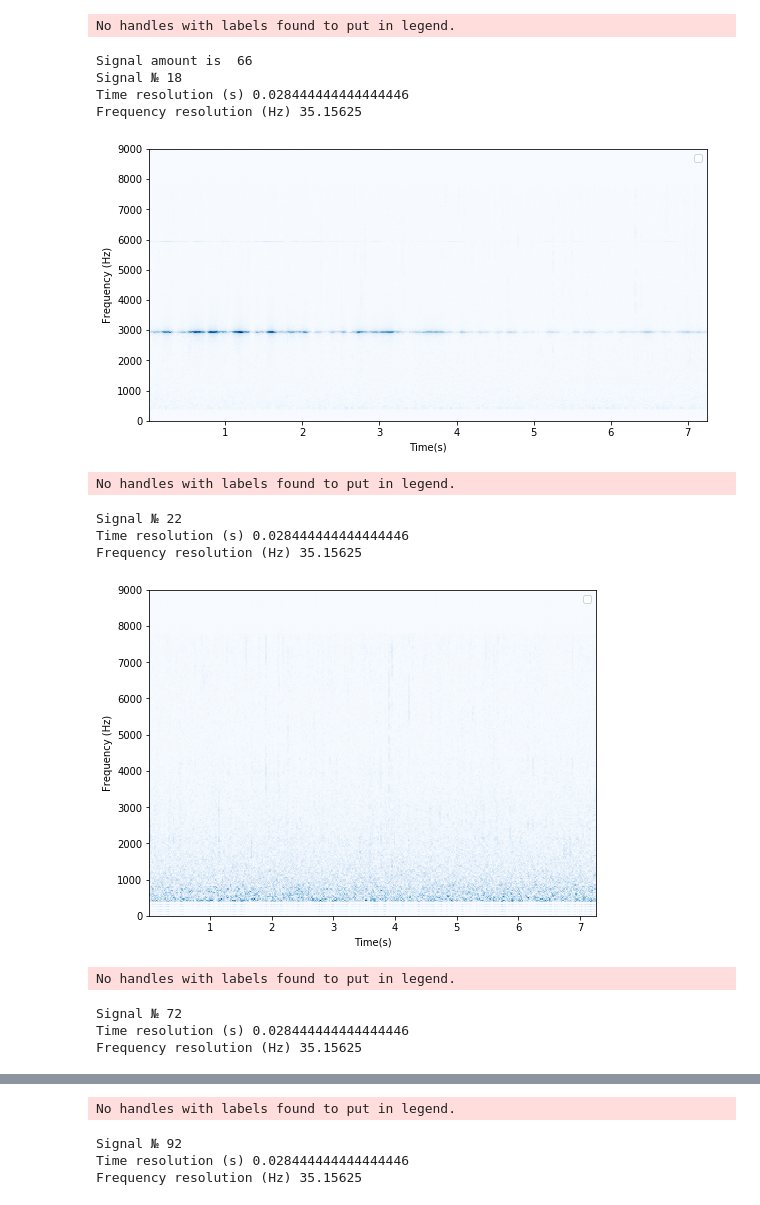
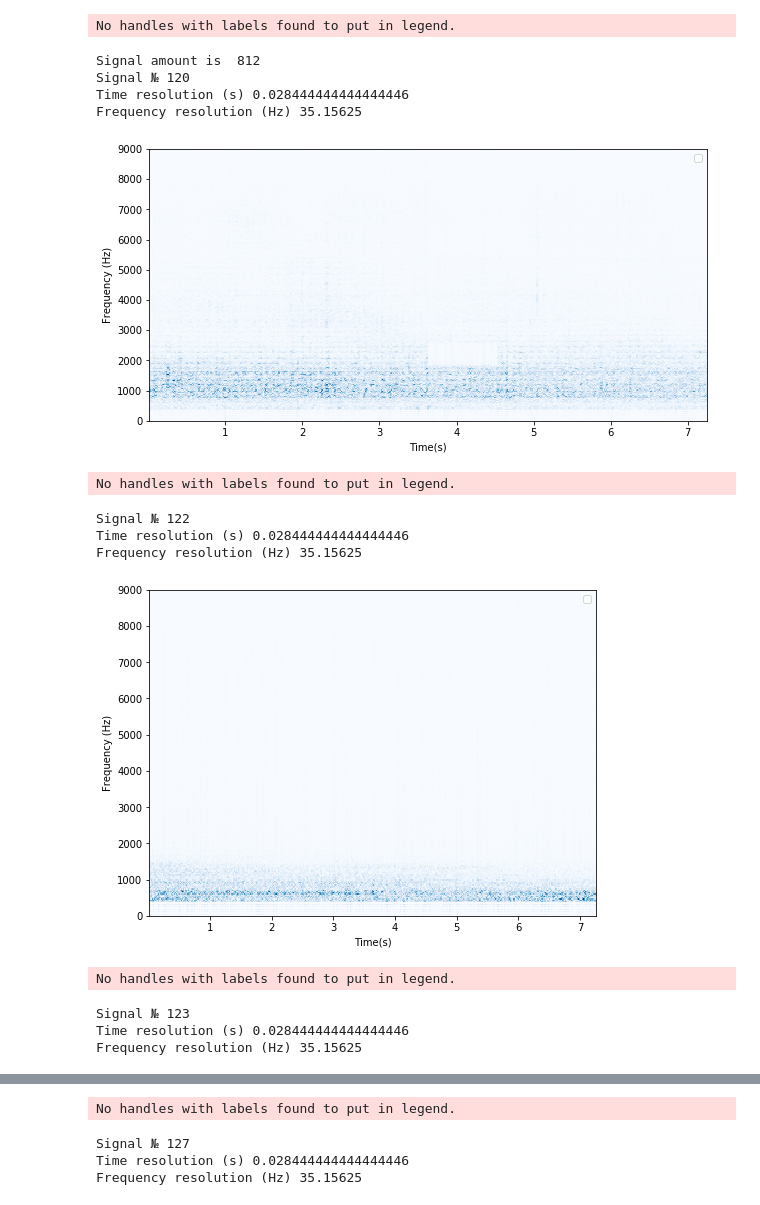
Before and after one commit to Waclaw-Nietzsche/Diploma, a Jupyter notebook: Classifier/BibaryClassifier_Test.ipynb, the cells around one changed output, grey strips where cells are left out. Cells and saved outputs as stored; diff of their text form; code cells hidden in the pictures.

```diff
--- a/Classifier/BibaryClassifier_Test.ipynb
+++ b/Classifier/BibaryClassifier_Test.ipynb
@@ -5,8 +7,8 @@ import seaborn as sn
 import soundmfccparams as smfccp
 # %%
 # Path for packs
-signalPath = r"/home/vaclav/Desktop/Diploma/Dirty Signals/Test/Test08/"
-
+#signalPath = r"/home/vaclav/Desktop/Diploma/Dirty Signals/Test/Test08/"
+signalPath = r"/home/vaclav/Desktop/Diploma/Dirty Signals/snd.L-01.P3/20200226/"
 # Path for RandomForestClassifier
 classifierPath = "/home/vaclav/Desktop/Diploma/Notebooks/Classifier/classificator.sav"
 # %%
@@ -34,0 +23,3 @@ signalDataFrame
+# %%
+signalDataFrame = pd.read_csv('/home/vaclav/Desktop/Diploma/Notebooks/Classifier/DataBaseCsv/20200214.csv', sep='\t')
+signalDataFrame
@@ -62,18 +67,18 @@ ppredictedsignalDataFrame.head()
 # %%
-sigp.plot_all_spectrogramms(audiolist, predictedsignalDataFrame, 512, 0, 10, 1) # last param is activator , 1 - start, 0 - none
+sigp.plot_all_spectrogramms(audiolist, predictedsignalDataFrame, 512, 50, 55, 1) # last param is activator , 1 - start, 0 - none
 # %% [output]
 No handles with labels found to put in legend.
-Signal amount is  66
-Signal № 18
+Signal amount is  812
+Signal № 120
 Time resolution (s) 0.028444444444444446
 Frequency resolution (Hz) 35.15625
-[figure, old version]
+[figure, new version]
 No handles with labels found to put in legend.
-Signal № 22
+Signal № 122
 Time resolution (s) 0.028444444444444446
 Frequency resolution (Hz) 35.15625
-[figure, old version]
+[figure, new version]
 No handles with labels found to put in legend.
-Signal № 72
+Signal № 123
 Time resolution (s) 0.028444444444444446
 Frequency resolution (Hz) 35.15625
@@ -81,4 +86,4 @@ Frequency resolution (Hz) 35.15625
 No handles with labels found to put in legend.
-Signal № 92
+Signal № 127
 Time resolution (s) 0.028444444444444446
 Frequency resolution (Hz) 35.15625
```
Also changed, not shown: parts of 7 cells of this notebook, 22 other files.
